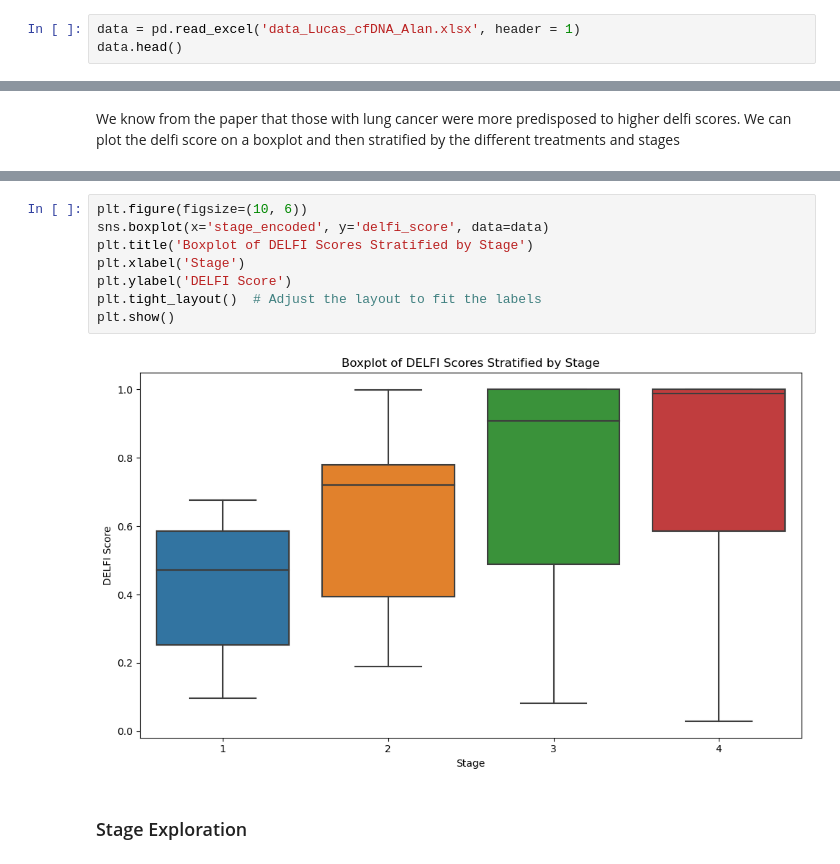
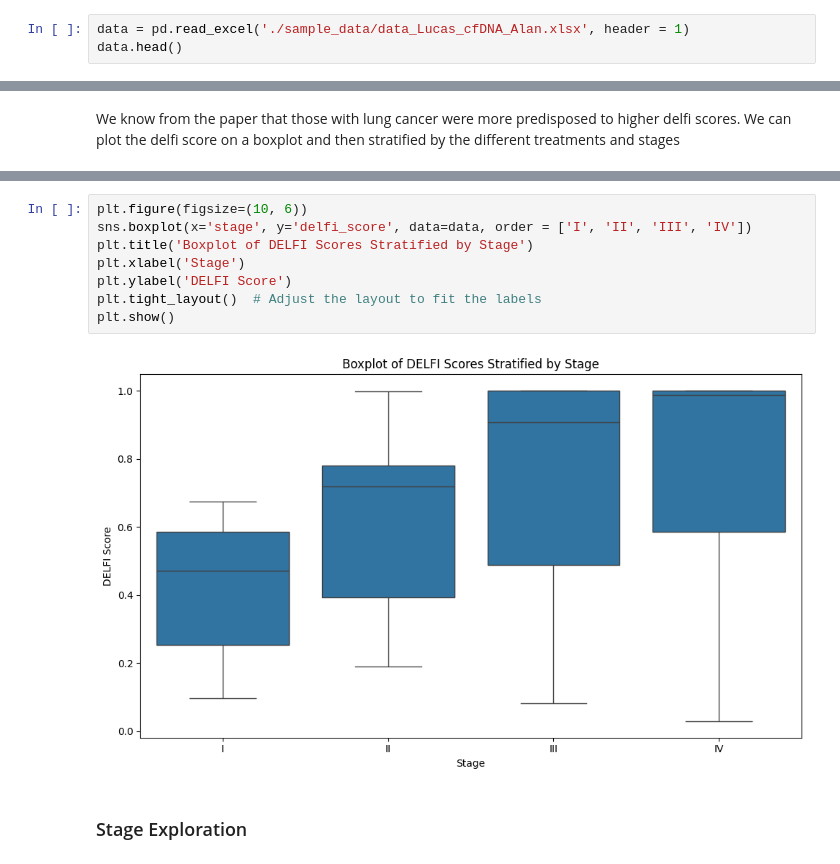
Before and after one commit to alan-w25/Cancer-Capstone, a Jupyter notebook: delfi/delfi_exploration.ipynb, the cells around one changed output, grey strips where cells are left out. Drawn from its saved outputs; the diff is of its cells as text.

```diff
--- a/delfi/delfi_exploration.ipynb
+++ b/delfi/delfi_exploration.ipynb
@@ -32,7 +52,7 @@ First row of excel file is irrelevant title information. Second row represents t
 - DELFI Score: the cross-validated DELFI score calculated from DELFI methodology of cell-free DNA analysis
 - DELFI status: ignore
 # %%
-data = pd.read_excel('data_Lucas_cfDNA_Alan.xlsx', header = 1)
+data = pd.read_excel('./sample_data/data_Lucas_cfDNA_Alan.xlsx', header = 1)
 data.head()
 # %% [output]
 |  | Patient ID | Survival status | Days alive | Histology | Stage | 1st line Oncological treatment | DELFI score | ... |
@@ -256,13 +286,13 @@ plt.show()
 # %%
 plt.figure(figsize=(10, 6))
-sns.boxplot(x='stage_encoded', y='delfi_score', data=data)
+sns.boxplot(x='stage', y='delfi_score', data=data, order = ['I', 'II', 'III', 'IV'])
 plt.title('Boxplot of DELFI Scores Stratified by Stage')
 plt.xlabel('Stage')
 plt.ylabel('DELFI Score')
 plt.tight_layout()  # Adjust the layout to fit the labels
 plt.show()
 # %% [output]
-[figure, old version]
+[figure, new version]
 # %% [markdown]
 ### Stage Exploration
 # %%
```
Also changed, not shown: parts of 22 cells of this notebook.
